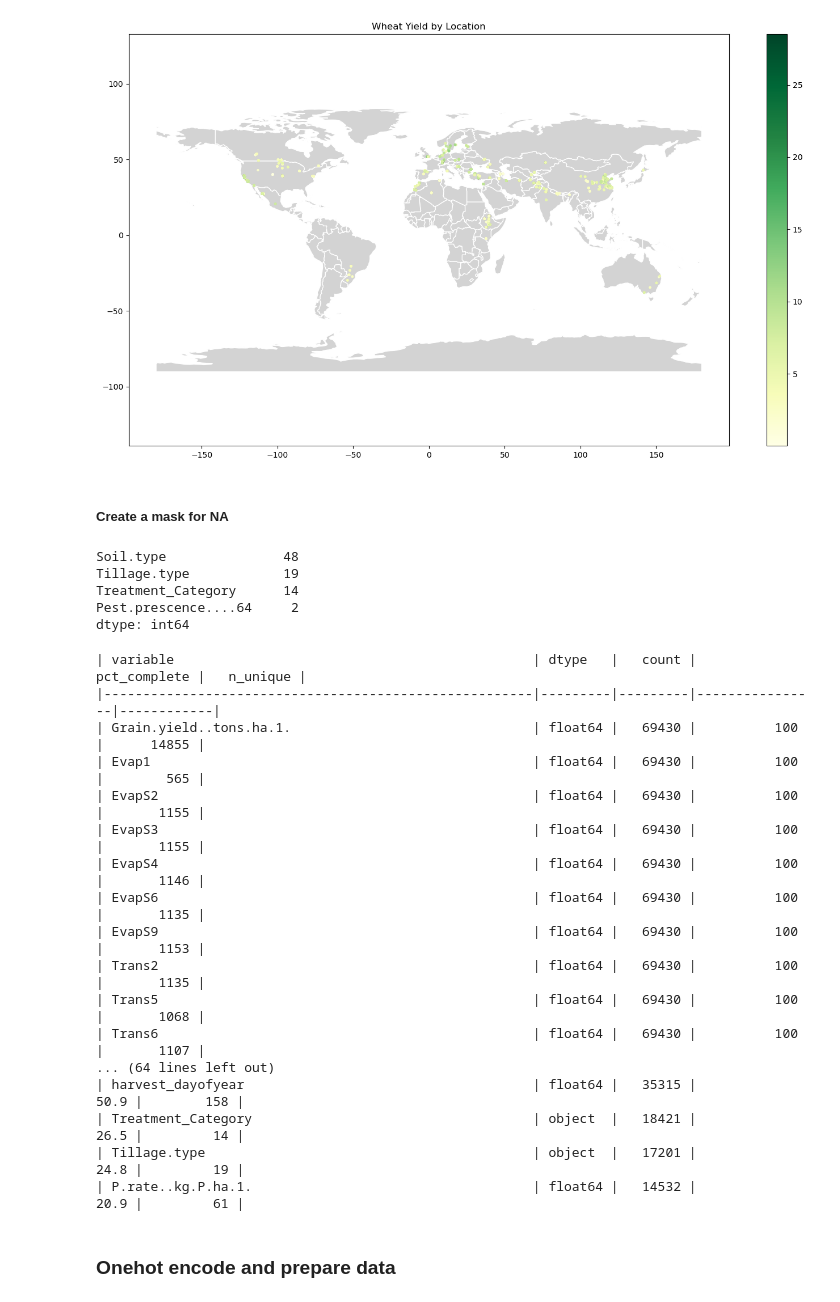
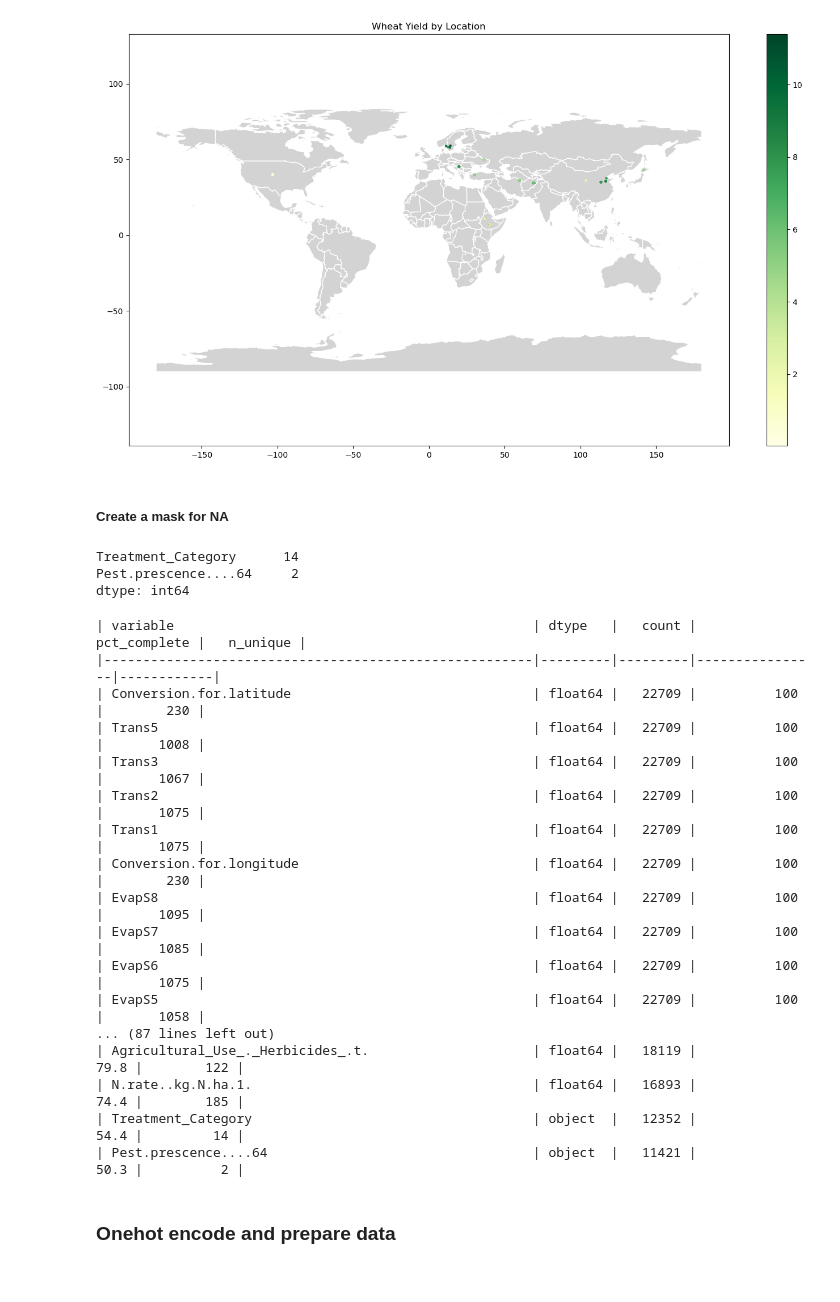
Before and after one commit to airbreather2/FinalProject, a Jupyter notebook: code/analysis/kagglefeatureengineering/xgboost/featurenegineeringXGBOOST.ipynb, the cells around one changed output. Saved outputs shown, nothing was run; the diff lists cells and outputs as text; code cells hidden in the pictures.

```diff
--- a/code/analysis/kagglefeatureengineering/xgboost/featurenegineeringXGBOOST.ipynb
+++ b/code/analysis/kagglefeatureengineering/xgboost/featurenegineeringXGBOOST.ipynb
@@ -57,8 +60,7 @@ import functions
 print("Current working directory:", os.getcwd())
 
 #load in
-df_raw = pd.read_csv("../../../../data/finaldatasets/testdata/finalfr/Charlietree_final.csv")  # for variogram, etc.
-df = df_raw.copy()  # working copy for feature engineering + model prep
+df = pd.read_csv("../../../../data/finaldatasets/testdata/finalfr/testdata.csv")  # for variogram, etc.
 print(list(df.columns))
 # %% [output]
 Current working directory: /home/sebastian-dohne/Documents/FinalProject/code/analysis/kagglefeatureengineering/xgboost
@@ -86,8 +68,9 @@ functions.summarize_dataframe(df_raw)
 # %%
 # Define groups of columns to drop
 LOCATION_COLS = [
-    "id", "Data.ID", "Location", "State.Region.County.Province", "Country", "Continent",
-    "Latitude..N.S.", "Longitude..E.W.", "group",
+    "id", "Data.ID", "State.Region.County.Province", "Continent", "Location", "Country",
+    "Latitude..N.S.", "Longitude..E.W.", "group", "sowing_year",
+    "Observation.period", "Observation.period.1", "Observation.period.2",
     "Location.source", "X", "Y", "unit_code", "Year_x",
     "latitude_jittered","longitude_jittered", "jitter_radius_km", "group_id"
 ]
@@ -109,8 +92,8 @@ COLLINEAR_COLS = [
 # These columns are used for testing purposes
 TESTCOLUMNS = [
     "gdp", "hdi", "irr_start_date", "Crop.variety",
-    "rainfed_start_date",
-    "Mean.annual.precipitation..mm.", "irrigation_applied", "Sand",
+    "rainfed_start_date", "Agricultural_Use_._Rodenticides_.t.",
+    "Mean.annual.precipitation..mm.", "irrigation_applied", "Sand", "Start_date"
     "Irrigation.mm_clean", "Mean.annual.temperature..Â.C.", "Irrigation.mm_clean", "Wheat.Type",
 ]
 
@@ -160,0 +144,2 @@ functions.summarize_dataframe(df_cleaned)
+# %%
+df_cleaned = df_cleaned.loc[:, df_cleaned.notna().mean() >= 0.5]
@@ -160,0 +148,12 @@ functions.summarize_dataframe(df_cleaned)
+# %%
+pd.set_option("display.max_rows", None)
+
+# Step 1: Identify locations where ALL rows are after 2018
+valid_locs = (
+    df_cleaned.groupby("Location")["Observation.period"]
+    .min()
+    .gt(2018)  # True if min year > 2017
+)
+
+# Step 2: Filter to those locations
+filtered_df = df_cleaned[df_cleaned["Location"].isin(valid_locs[valid_locs].index)]
@@ -161,29 +199,29 @@ functions.summarize_dataframe(df_cleaned)
 # %%
 # Step 1: Create GeoDataFrame from your data
 gdf = gpd.GeoDataFrame(
-    df_cleaned.dropna(subset=['Conversion.for.latitude', 'Conversion.for.longitude', 'Grain.yield..tons.ha.1.']),  # drop rows missing coords or yield
+    filtered_df.dropna(subset=['Conversion.for.latitude', 'Conversion.for.longitude', 'Grain.yield..tons.ha.1.']),  # drop rows missing coords or yield
     geometry=gpd.points_from_xy(
-        df_cleaned['Conversion.for.longitude'],
-        df_cleaned['Conversion.for.latitude']
+        filtered_df['Conversion.for.longitude'],
+        filtered_df['Conversion.for.latitude']
     ),
     crs="EPSG:4326"
 )
 
 # Step 2: Load world basemap from Natural Earth (high-res via GitHub)
 world = gpd.read_file(
     "https://raw.githubusercontent.com/nvkelso/natural-earth-vector/master/geojson/ne_110m_admin_0_countries.geojson"
 )
 
 # Step 3: Plot yield values on map
 ax = world.plot(figsize=(14, 8), color='lightgray', edgecolor='white')
 gdf.plot(ax=ax, column='Grain.yield..tons.ha.1.', cmap='YlGn', markersize=5, legend=True, alpha=0.6)
 
 plt.title("Wheat Yield by Location")
 plt.axis('equal')
 plt.tight_layout()
 plt.show()
 # %% [output]
-[figure, old version]
+[figure, new version]
 # %% [markdown]
 ##### Create a mask for NA
 # %%
@@ -200,8 +238,6 @@ plt.show()
 #see how many labels there are before doing rf:
 df_cleaned.select_dtypes(include="object").nunique().sort_values(ascending=False)
 # %% [output]
-Soil.type               48
-Tillage.type            19
 Treatment_Category      14
 Pest.prescence....64     2
 dtype: int64
@@ -210,21 +246,21 @@ functions.summarize_dataframe(df_cleaned)
 # %% [output]
 | variable                                              | dtype   |   count |   pct_complete |   n_unique |
 |-------------------------------------------------------|---------|---------|----------------|------------|
-| Grain.yield..tons.ha.1.                               | float64 |   69430 |          100   |      14855 |
-| Evap1                                                 | float64 |   69430 |          100   |        565 |
-| EvapS2                                                | float64 |   69430 |          100   |       1155 |
-| EvapS3                                                | float64 |   69430 |          100   |       1155 |
-| EvapS4                                                | float64 |   69430 |          100   |       1146 |
-| EvapS6                                                | float64 |   69430 |          100   |       1135 |
-| EvapS9                                                | float64 |   69430 |          100   |       1153 |
-| Trans2                                                | float64 |   69430 |          100   |       1135 |
-| Trans5                                                | float64 |   69430 |          100   |       1068 |
-| Trans6                                                | float64 |   69430 |          100   |       1107 |
-... (64 lines left out)
-| harvest_dayofyear                                     | float64 |   35315 |           50.9 |        158 |
-| Treatment_Category                                    | object  |   18421 |           26.5 |         14 |
-| Tillage.type                                          | object  |   17201 |           24.8 |         19 |
-| P.rate..kg.P.ha.1.                                    | float64 |   14532 |           20.9 |         61 |
+| Conversion.for.latitude                               | float64 |   22709 |          100   |        230 |
+| Trans5                                                | float64 |   22709 |          100   |       1008 |
+| Trans3                                                | float64 |   22709 |          100   |       1067 |
+| Trans2                                                | float64 |   22709 |          100   |       1075 |
+| Trans1                                                | float64 |   22709 |          100   |       1075 |
+| Conversion.for.longitude                              | float64 |   22709 |          100   |        230 |
+| EvapS8                                                | float64 |   22709 |          100   |       1095 |
+| EvapS7                                                | float64 |   22709 |          100   |       1085 |
+| EvapS6                                                | float64 |   22709 |          100   |       1075 |
+| EvapS5                                                | float64 |   22709 |          100   |       1058 |
+... (87 lines left out)
+| Agricultural_Use_._Herbicides_.t.                     | float64 |   18119 |           79.8 |        122 |
+| N.rate..kg.N.ha.1.                                    | float64 |   16893 |           74.4 |        185 |
+| Treatment_Category                                    | object  |   12352 |           54.4 |         14 |
+| Pest.prescence....64                                  | object  |   11421 |           50.3 |          2 |
 # %% [markdown]
 ### Onehot encode and prepare data
 # %%
```
Also changed, not shown: parts of 31 cells of this notebook, 31 other files.
